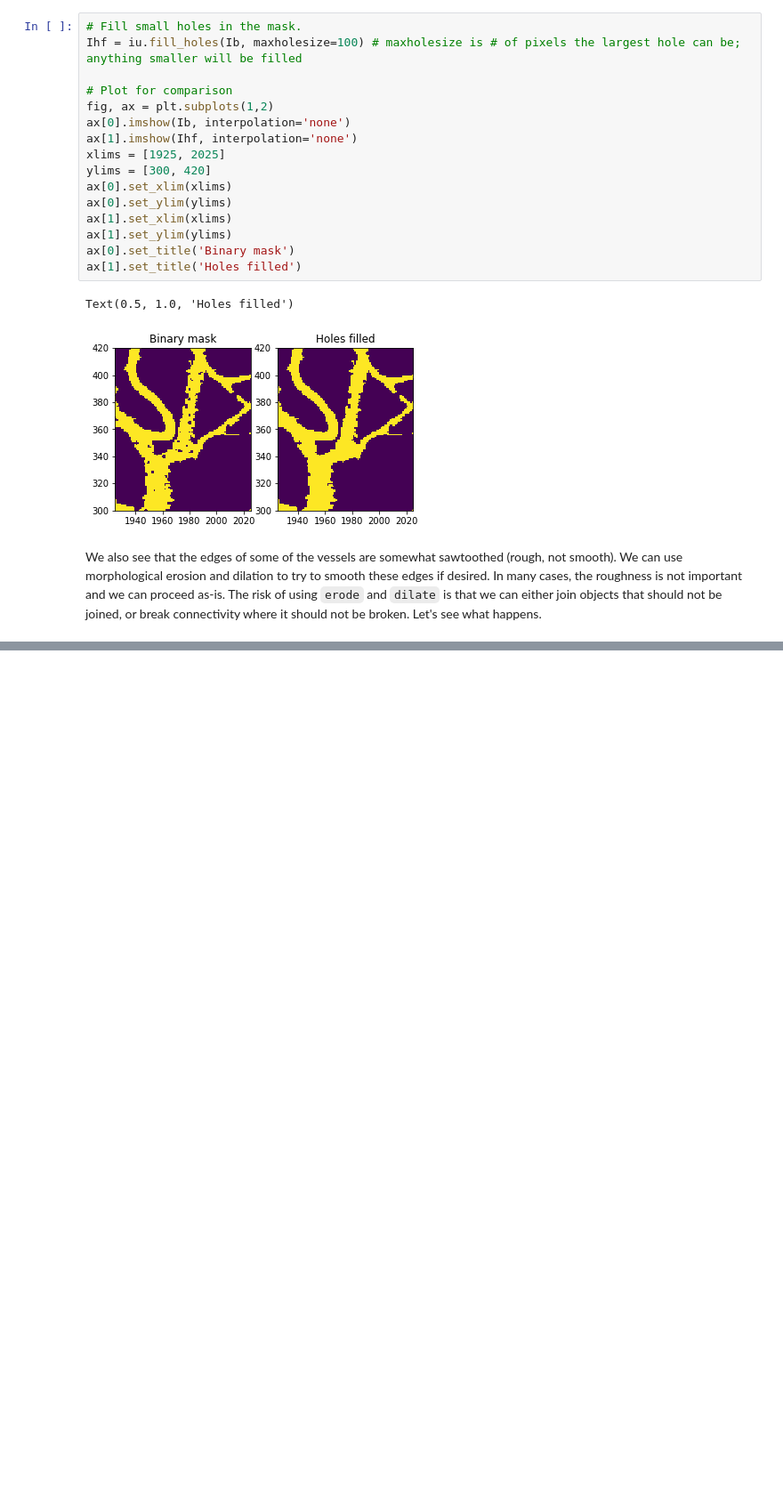
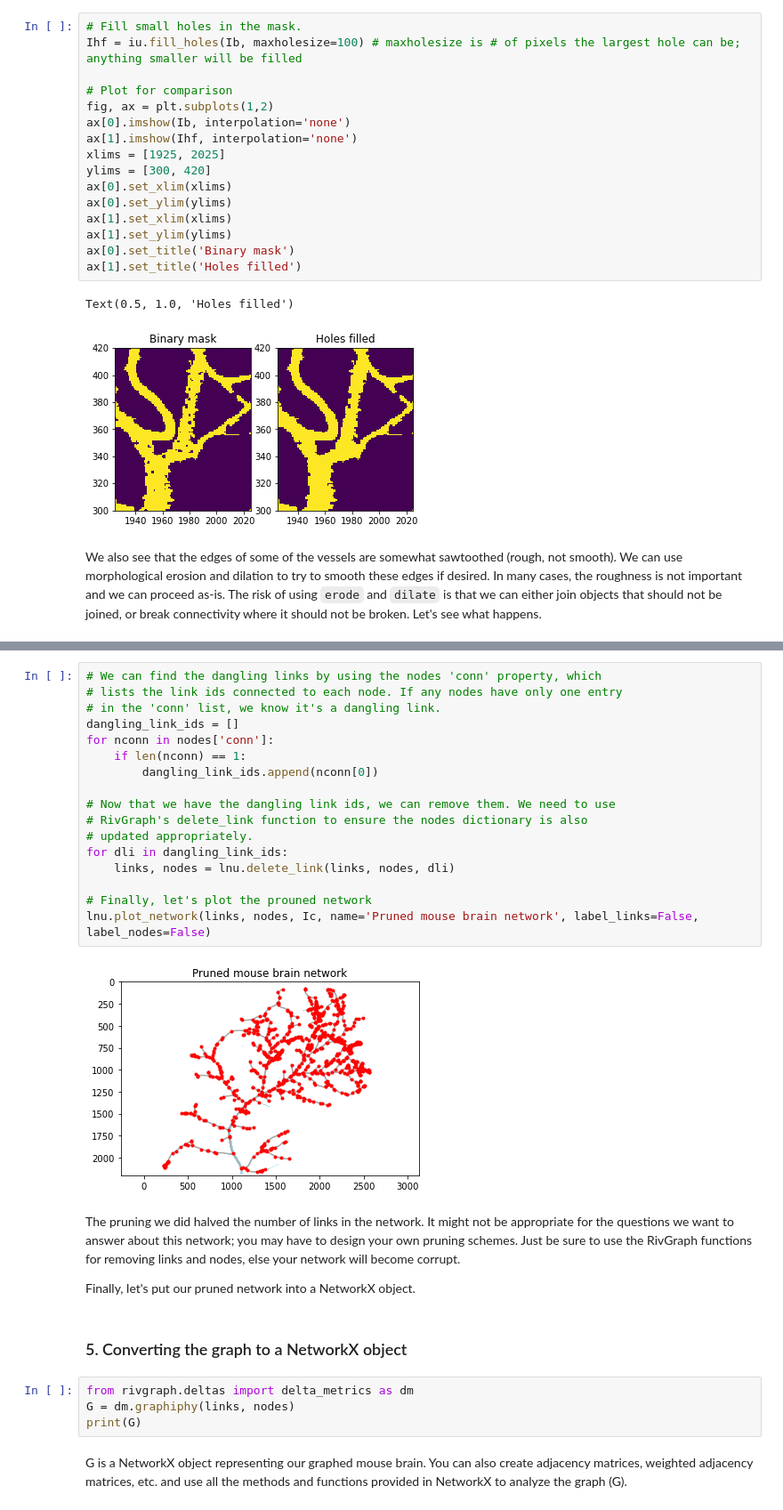
Before and after one commit to VeinsOfTheEarth/RivGraph, a Jupyter notebook: examples/mouse_brain.ipynb, the cells around one changed output, grey strips where cells are left out. Shown: that part at 89% size. Saved outputs shown, nothing was run; the diff lists cells and outputs as text; blank space fills up the shorter version.

```diff
--- a/examples/mouse_brain.ipynb
+++ b/examples/mouse_brain.ipynb
@@ -100,0 +153,31 @@ Ihc = iu.hand_clean(Ihf, action='erase')
+# %%
+# We can find the dangling links by using the nodes 'conn' property, which
+# lists the link ids connected to each node. If any nodes have only one entry
+# in the 'conn' list, we know it's a dangling link.
+dangling_link_ids = []
+for nconn in nodes['conn']:
+    if len(nconn) == 1:
+        dangling_link_ids.append(nconn[0])
+
+# Now that we have the dangling link ids, we can remove them. We need to use
+# RivGraph's delete_link function to ensure the nodes dictionary is also
+# updated appropriately.
+for dli in dangling_link_ids:
+    links, nodes = lnu.delete_link(links, nodes, dli)
+
+# Finally, let's plot the prouned network
+lnu.plot_network(links, nodes, Ic, name='Pruned mouse brain network', label_links=False, label_nodes=False)
+# %% [output]
+[figure, added]
+# %% [markdown]
+The pruning we did halved the number of links in the network. It might not be appropriate for the questions we want to answer about this network; you may have to design your own pruning schemes. Just be sure to use the RivGraph functions for removing links and nodes, else your network will become corrupt.
+
+Finally, let's put our pruned network into a NetworkX object.
+# %% [markdown]
+### 5. Converting the graph to a NetworkX object
+# %%
+from rivgraph.deltas import delta_metrics as dm
+G = dm.graphiphy(links, nodes)
+print(G)
+# %% [markdown]
+G is a NetworkX object representing our graphed mouse brain. You can also create adjacency matrices, weighted adjacency matrices, etc. and use all the methods and functions provided in NetworkX to analyze the graph (G).
```
Also changed, not shown: parts of 16 cells of this notebook, 4 other files.
